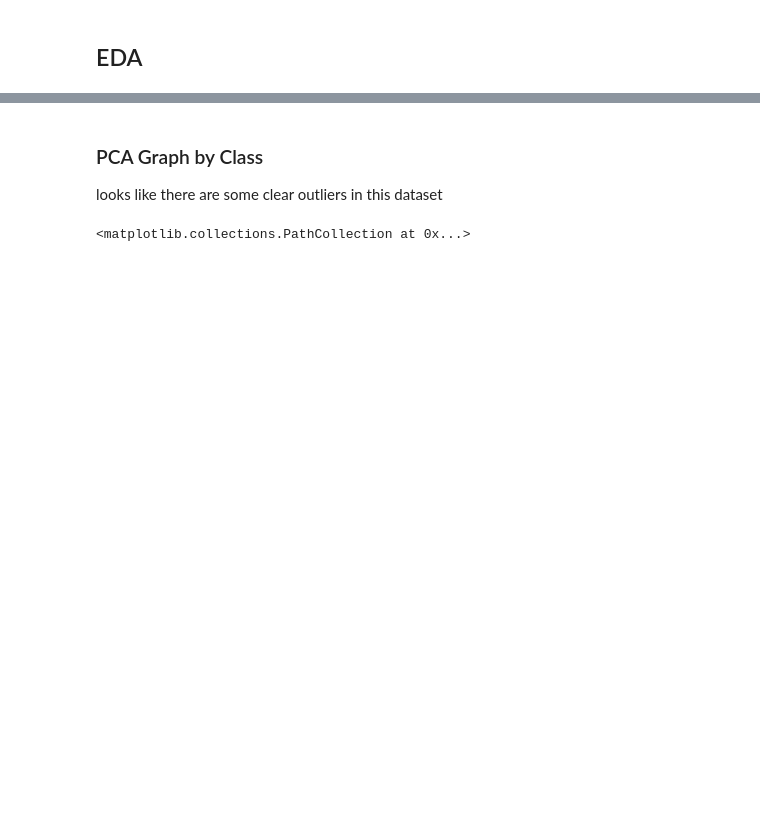
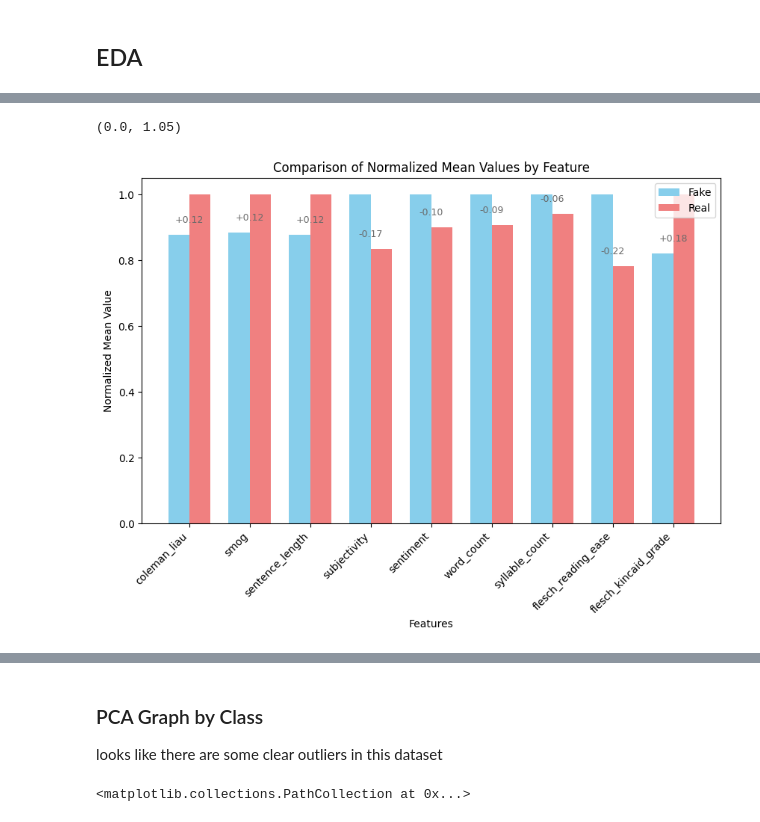
Before and after one commit to avarose444/Big-Data-Final-Project, a Jupyter notebook: Final_Project.ipynb, the cells around one changed output, grey strips where cells are left out. Saved outputs shown, nothing was run; the diff lists cells and outputs as text; code cells hidden in the pictures; blank space fills up the shorter version.

Commit message:
Added some EDA graphs

```diff
--- a/Final_Project.ipynb
+++ b/Final_Project.ipynb
@@ -118,0 +140,78 @@ dtype: object
+# %%
+df_vis = df.groupby('real').mean().copy()
+# normalize the data by the column max
+# df_vis = df_vis / df_vis.max()
+print(df_vis)
+def normalize_column(x):
+    max_value = x.max()
+    for i in range(len(x)):
+        if x[i] == 0:
+            x[i] = 0
+        else:
+            x[i] = x[i] / max_value
+    return x
+df_vis = df_vis.apply(normalize_column)
+df_vis = df_vis.T
+df_vis
+df_vis.columns = ['Fake','Real']
+
+categories = df_vis.index
+fake_values = df_vis['Fake'].values
+real_values = df_vis['Real'].values
+
+x = np.arange(len(categories))  # the label locations (e.g., 0, 1, 2, 3)
+width = 0.35  # the width of the bars
+
+fig, ax = plt.subplots(figsize=(10, 6)) # Adjust figsize as needed
+rects1 = ax.bar(x - width/2, fake_values, width, label='Fake', color='skyblue')
+rects2 = ax.bar(x + width/2, real_values, width, label='Real', color='lightcoral')
+
+diff_line_offset = 0.02
+diff_line_width_factor = 0.3
+max_y_for_diff = 0
+
+
+# This part was done with Gemini
+# Loop through each category to add the difference text
+for i in range(len(categories)):
+    fake_val = fake_values[i]
+    real_val = real_values[i]
+    difference = real_val - fake_val
+
+    lower_bar_top = min(fake_val, real_val)
+
+    line_y = lower_bar_top + diff_line_offset
+    text_y = line_y + (diff_line_offset / 2)
+
+
+    if text_y > max_y_for_diff:
+        max_y_for_diff = text_y
+
+    # Format the difference text with sign
+    diff_text = f"+{difference:.2f}" if difference >= 0 else f"{difference:.2f}"
+
+    # Draw a short horizontal line marker above the lower bar
+    # line_x_start = x[i] - (width * diff_line_width_factor / 2)
+    # line_x_end = x[i] + (width * diff_line_width_factor / 2)
+    # ax.plot([line_x_start, line_x_end], [line_y, line_y], color='black', lw=1.5)
+
+    # Add the difference text label above the line marker
+    ax.text(x[i],          # Center horizontally on the category
+            text_y,        # Vertical position
+            diff_text,     # The text to display
+            ha='center',   # Horizontal alignment
+            va='bottom',   # Vertical alignment (bottom of text at text_y)
+            fontsize=9,    # Adjust font size as needed
+            color='dimgray')# Adjust color as needed
+
+ax.set_ylabel('Normalized Mean Value')
+ax.set_xlabel('Features') # Or whatever the index represents
+ax.set_title('Comparison of Normalized Mean Values by Feature')
+ax.set_xticks(x) # Set tick positions to be centered between the two bars
+ax.set_xticklabels(categories, rotation=45, ha='right') # Set category labels, rotate if needed
+ax.legend()
+
+current_ylim = ax.get_ylim()
+new_ylim_top = max(current_ylim[1], max_y_for_diff + 0.05) # Ensure space above highest label
+ax.set_ylim(current_ylim[0], new_ylim_top)
+# %% [output]
@@ -118,0 +227,2 @@ dtype: object
+(0.0, 1.05)
+[figure, added]
```
Also changed, not shown: parts of 12 cells of this notebook, 1 other file.
